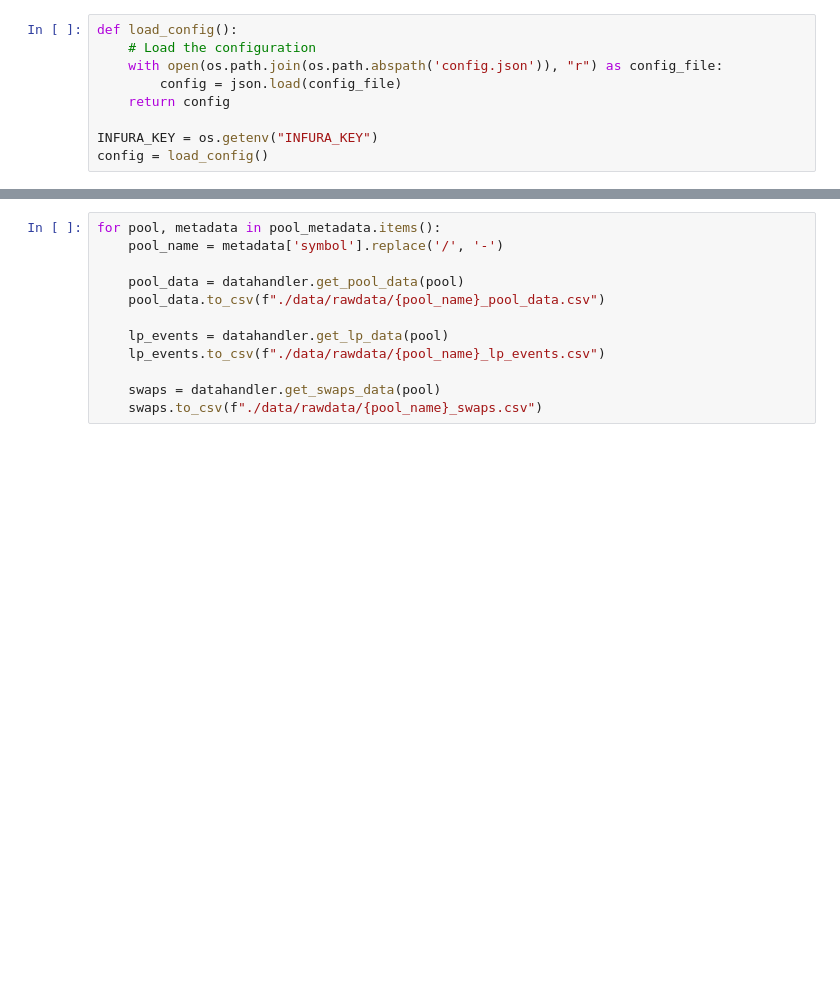
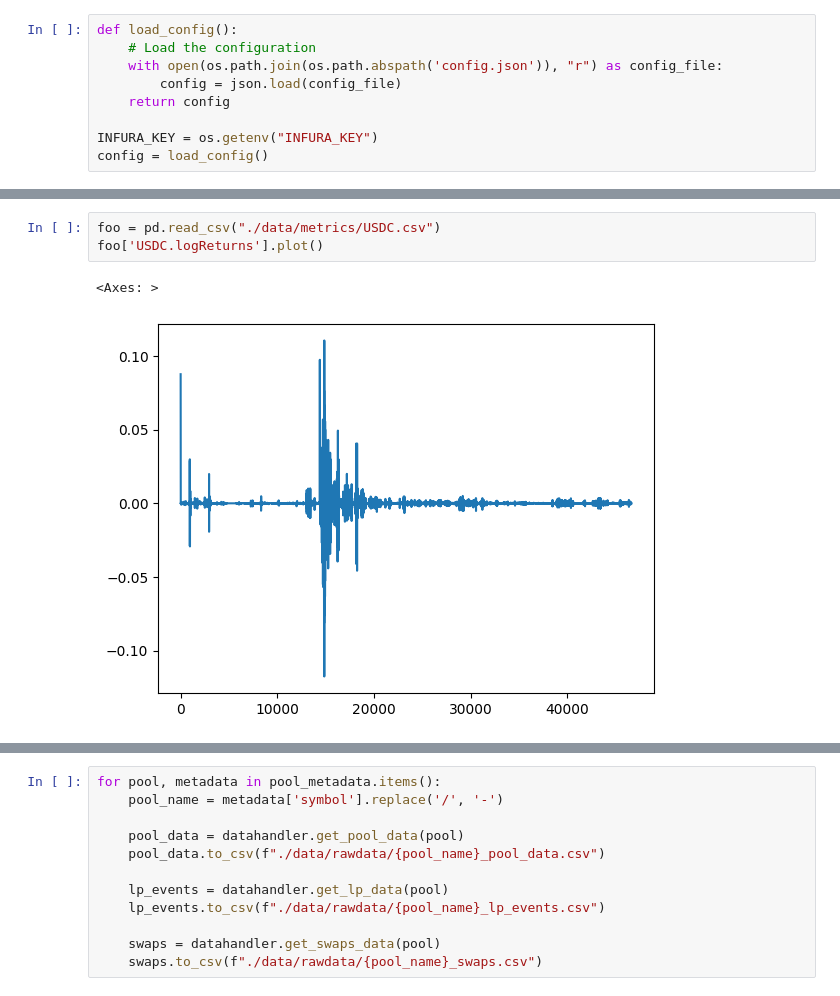
Before and after one commit to xenophonlabs/curve-lp-metrics, a Jupyter notebook: explore.ipynb, the cells around one changed output, grey strips where cells are left out. Cells and saved outputs as stored; diff of their text form; blank space fills up the shorter version.

```diff
--- a/explore.ipynb
+++ b/explore.ipynb
@@ -220,0 +160,6 @@ Error saving USDN OHLCV data: 'timestamp'
+# %%
+foo = pd.read_csv("./data/metrics/USDC.csv")
+foo['USDC.logReturns'].plot()
+# %% [output]
+<Axes: >
+[figure, added]
```
Also changed, not shown: parts of 22 cells of this notebook, 7 other files.
